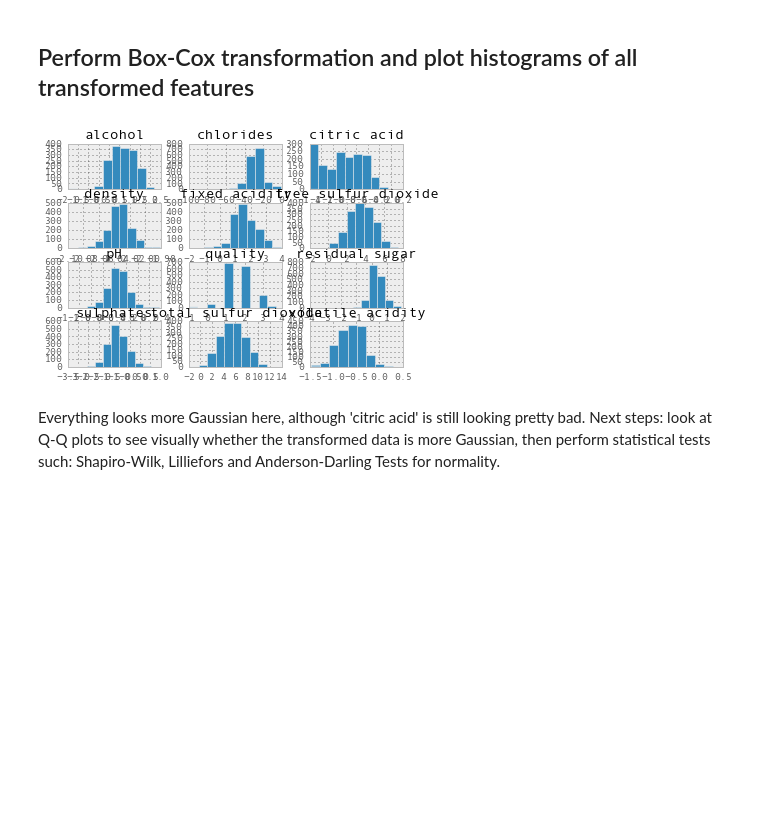
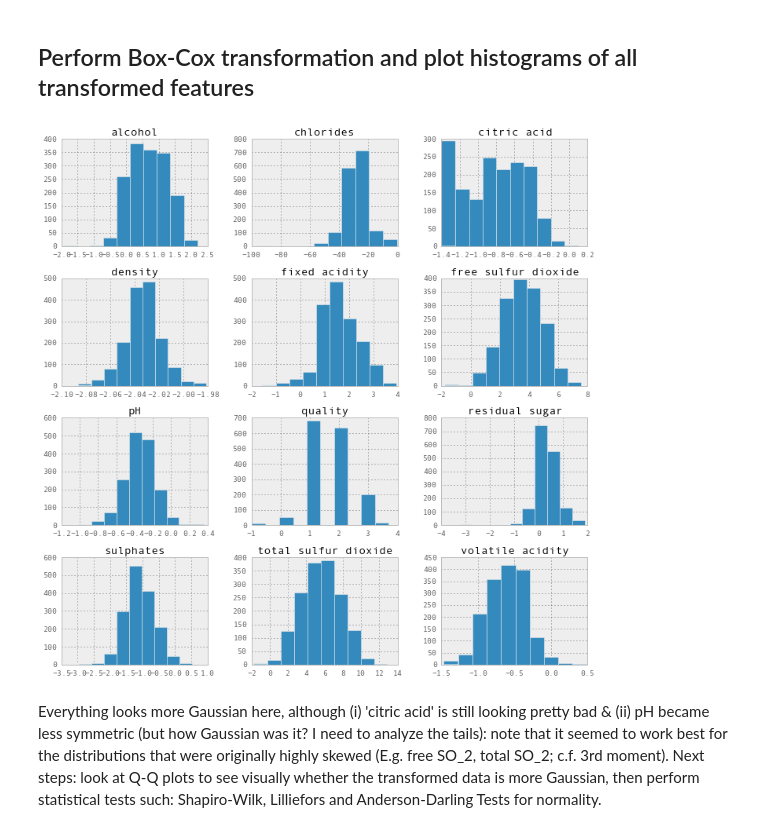
Before and after one commit to hugobowne/machine_learning_techniques, a Jupyter notebook: wine_quality/ipython_notebooks/Testing Box_Cox.ipynb, the cells around one changed output. Cells and saved outputs as stored; diff of their text form; code cells hidden in the pictures; blank space fills up the shorter version.

```diff
--- a/wine_quality/ipython_notebooks/Testing Box_Cox.ipynb
+++ b/wine_quality/ipython_notebooks/Testing Box_Cox.ipynb
@@ -25,8 +25,8 @@ pd.DataFrame.hist(df);
 # %%
 import box_cox as bc
 df1 = bc.box_cox(df) #transformed dataframe
-pd.DataFrame.hist(df1);
+pd.DataFrame.hist(df1 , figsize=[12,12]);
 # %% [output]
-[figure, old version]
+[figure, new version]
 # %% [markdown]
-Everything looks more Gaussian here, although 'citric acid' is still looking pretty bad. Next steps: look at Q-Q plots to see visually whether the transformed data is more Gaussian, then perform statistical tests such: Shapiro-Wilk, Lilliefors and Anderson-Darling Tests for normality.
+Everything looks more Gaussian here, although (i) 'citric acid' is still looking pretty bad & (ii) pH became less symmetric (but how Gaussian was it? I need to analyze the tails): note that it seemed to work best for the distributions that were originally highly skewed (E.g. free SO_2, total SO_2; c.f. 3rd moment). Next steps: look at Q-Q plots to see visually whether the transformed data is more Gaussian, then perform statistical tests such: Shapiro-Wilk, Lilliefors and Anderson-Darling Tests for normality.
```
Also changed, not shown: parts of 2 cells of this notebook.
